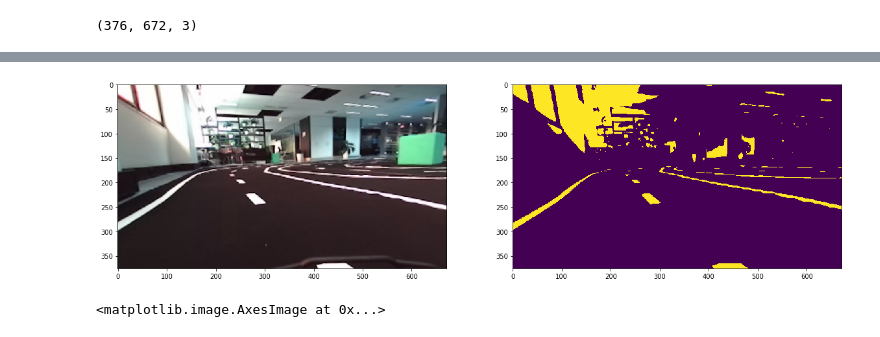
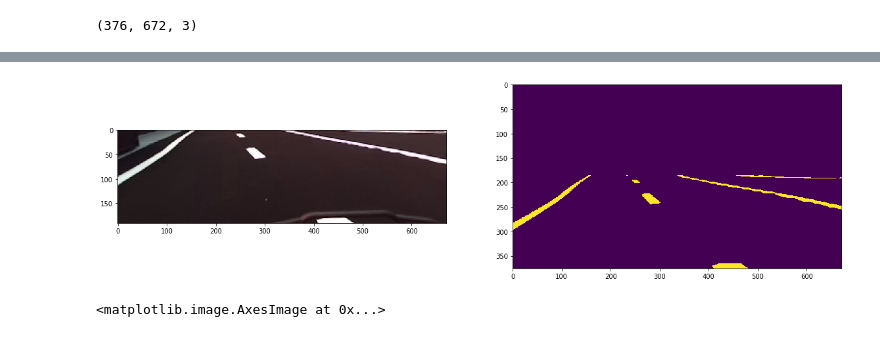
Before and after one commit to wallarug/startcon2017-mit, a Jupyter notebook: notebooks/opencv.ipynb, the cells around one changed output, grey strips where cells are left out. Saved outputs shown, nothing was run; the diff lists cells and outputs as text; code cells hidden in the pictures.

```diff
--- a/notebooks/opencv.ipynb
+++ b/notebooks/opencv.ipynb
@@ -96,12 +96,14 @@ def plot_images(image1, image2):
     plt.imshow(image2)
 
 image = images[2]
-hls = cv2.cvtColor(image, cv2.COLOR_BGR2HLS).astype(np.float)
+image = image[185:, :]
+%time hls = cv2.cvtColor(image, cv2.COLOR_BGR2HLS)
 # image = image[:, :, [2, 1, 0]]
 # plt.imshow(image)
 
 # print(hls)
 # %time modified = colour_threshold(image)
 %time modified = filter_lanes(hls)
+%time modified = cv2.copyMakeBorder(modified, 185, 0, 0, 0, cv2.BORDER_CONSTANT, 0)
 plot_images(image, modified)
 # %% [output]
@@ -110,4 +116,4 @@ Wall time: 5.57 ms
-[figure, old version]
+[figure, new version]
 # %%
 #left
 left_image = np.copy(images[1])
```
Also changed, not shown: parts of 1 cell of this notebook, 1 other file.
